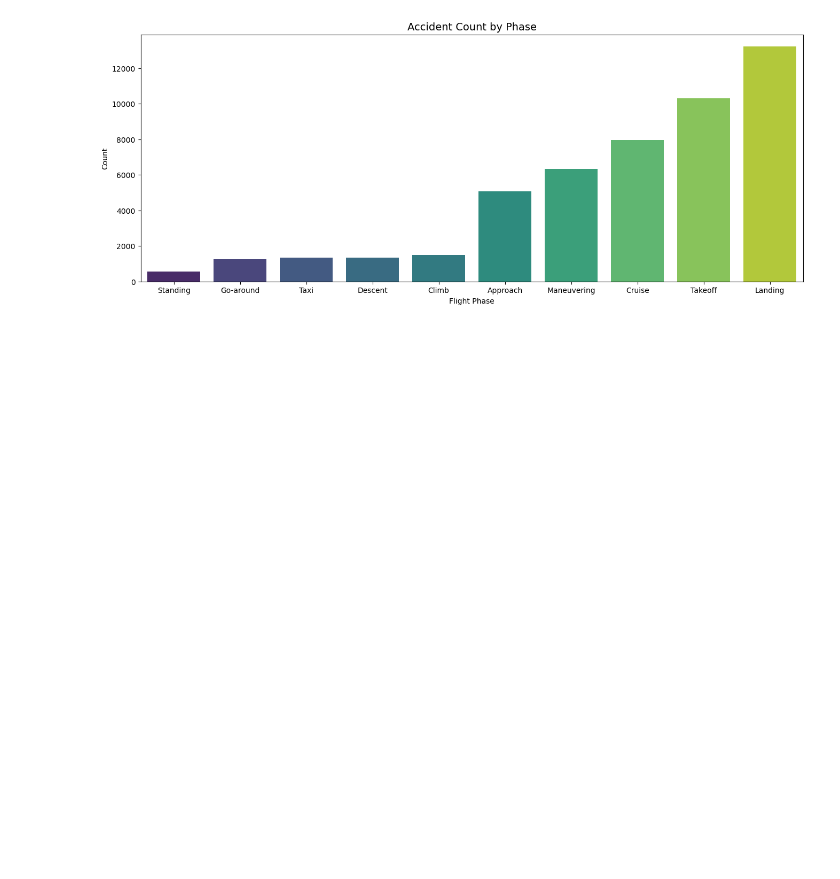
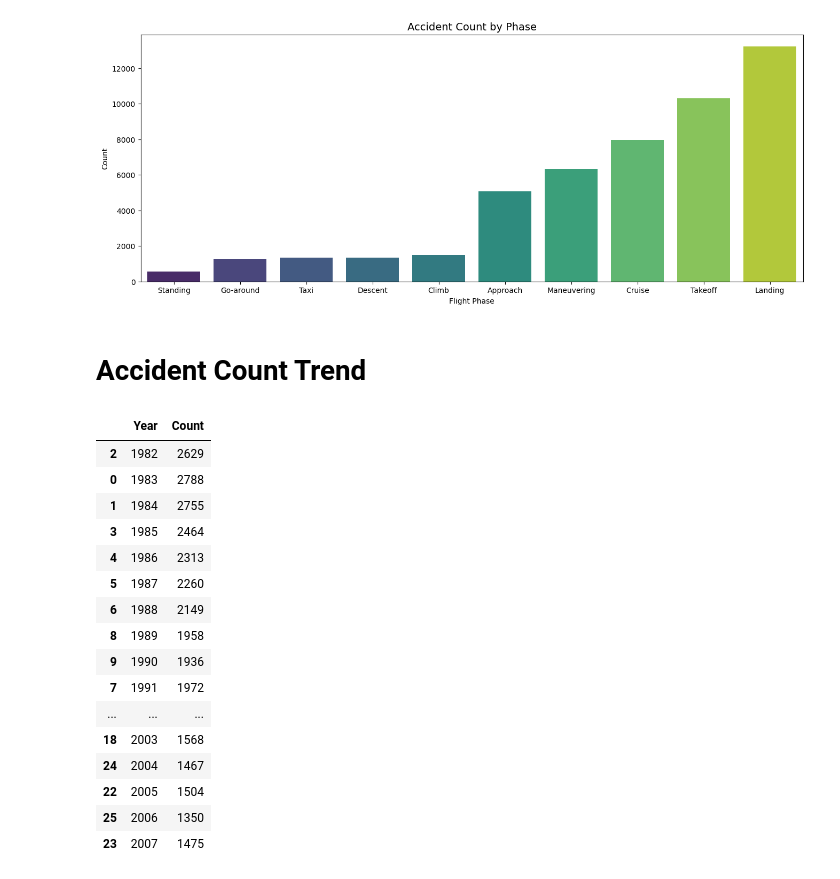
Before and after one commit to timkiruri/AeroRisk-Analysis, a Jupyter notebook: notebooks/03_data_visualisations.ipynb, the cells around one changed output. Cells and saved outputs as stored; diff of their text form; code cells hidden in the pictures; blank space fills up the shorter version.

```diff
--- a/notebooks/03_data_visualisations.ipynb
+++ b/notebooks/03_data_visualisations.ipynb
@@ -484,3 +487,27 @@ Passing `palette` without assigning `hue` is deprecated and will be removed in v
 
   sns.countplot(data = df, x = 'Broad_phase_of_flight', order = order, palette = 'viridis')
 [figure]
+# %% [markdown]
+# Accident Count Trend
+# %%
+accident_count_trend = df['Year'].value_counts().reset_index(name = 'Count').sort_values(by = 'Year', ascending = True)
+
+accident_count_trend
+# %% [output]
+|  | Year | Count |
+| 2 | 1982 | 2629 |
+| 0 | 1983 | 2788 |
+| 1 | 1984 | 2755 |
+| 3 | 1985 | 2464 |
+| 4 | 1986 | 2313 |
+| 5 | 1987 | 2260 |
+| 6 | 1988 | 2149 |
+| 8 | 1989 | 1958 |
+| 9 | 1990 | 1936 |
+| 7 | 1991 | 1972 |
+| ... | ... | ... |
+| 18 | 2003 | 1568 |
+| 24 | 2004 | 1467 |
+| 22 | 2005 | 1504 |
+| 25 | 2006 | 1350 |
+| 23 | 2007 | 1475 |
```
Also changed, not shown: parts of 6 cells of this notebook.
